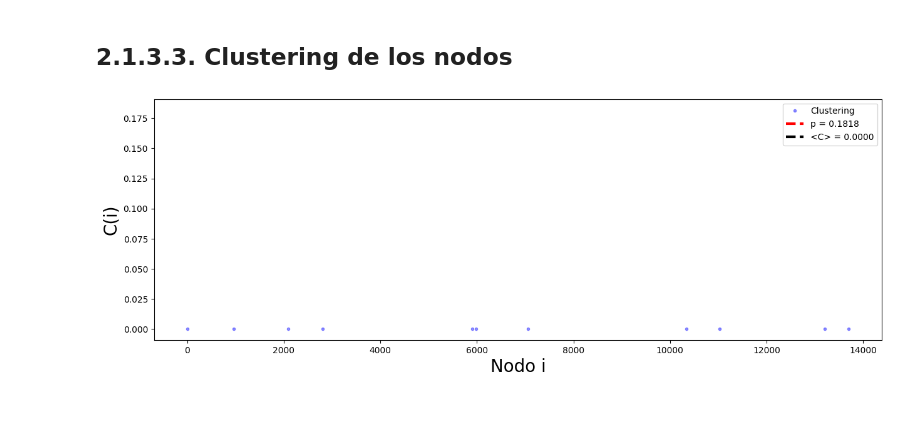
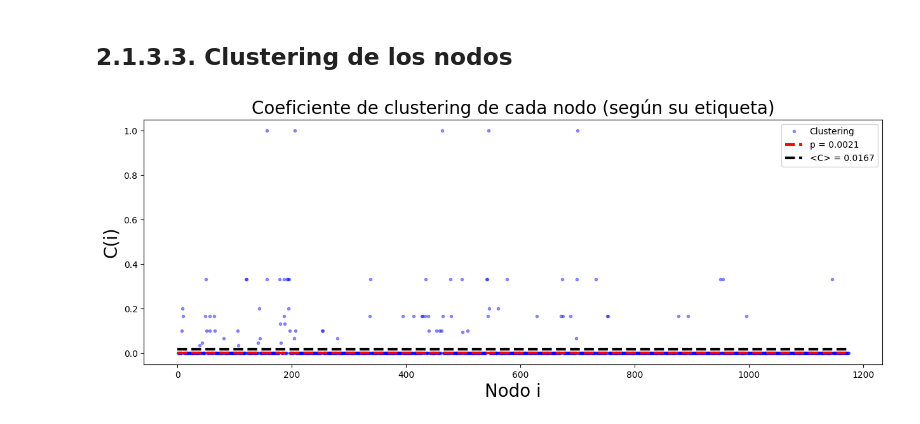
Before and after one commit to pplalo/Quack, a Jupyter notebook: Ciencia_de_Redes/evidencia_práctica_4.ipynb, the cells around one changed output. Saved outputs shown, nothing was run; the diff lists cells and outputs as text; code cells hidden in the pictures.

```diff
--- a/Ciencia_de_Redes/evidencia_práctica_4.ipynb
+++ b/Ciencia_de_Redes/evidencia_práctica_4.ipynb
@@ -4,12 +4,13 @@ import matplotlib.pyplot as plt
 import numpy as np
 import pandas as pd
 # %%
-ruta = 'C:/Users/pepe2/Documents/QuackRepository/Quack/Ciencia_de_Redes/soc-youtube.mtx'
+ruta = 'C:/Users/pepe2/Documents/QuackRepository/Quack/Ciencia_de_Redes/road-euroroad.edges'
 
 datos = pd.read_csv(ruta,
             # usecols=[0,1],
             skiprows=2,
             header=None,
+            sep=' ',
             )
 datos
 # %% [output]
@@ -142,14 +159,15 @@ plt.show()
 # %%
 plt.figure(figsize = [15,5])
 df.Clustering.plot(style = 'b.', alpha = .4)
 
 plt.plot([0,N], [p,p], 'r--', linewidth = 3, label = 'p = %.4f' %p)
 plt.plot([0,N], [C,C], 'k--', linewidth = 3, label = '<C> = %.4f' %C)
 
 plt.xlabel('Nodo i', size = 20)
 plt.ylabel('C(i)', size = 20)
+plt.title('Coeficiente de clustering de cada nodo (según su etiqueta)', size = 20)
 plt.legend()
 
 plt.show()
 # %% [output]
-[figure, old version]
+[figure, new version]
```
Also changed, not shown: parts of 17 cells of this notebook, 2 other files.
